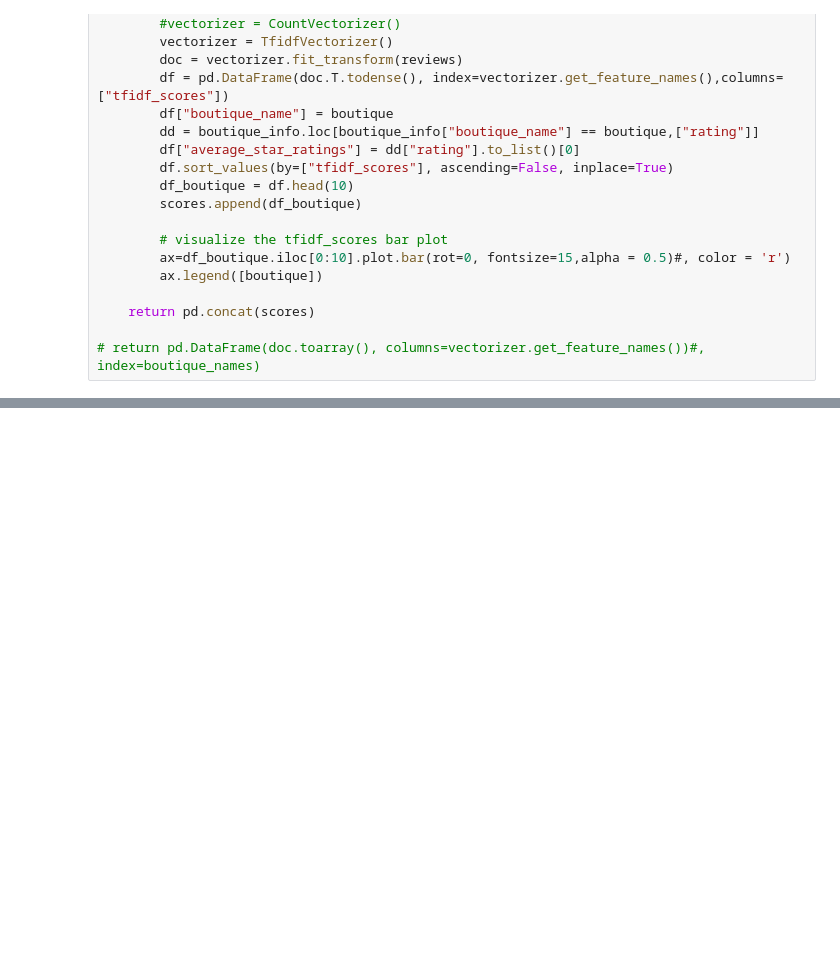
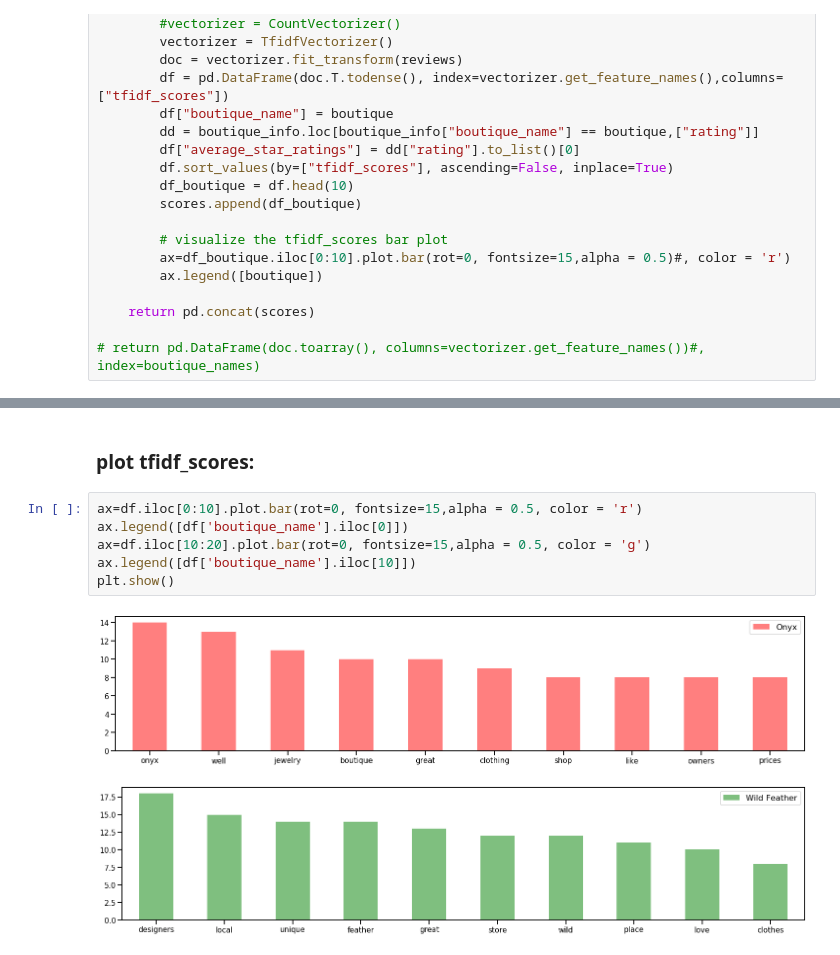
Before and after one commit to FarnazG/CodeReviews, a Jupyter notebook: NLP_TFIDF.ipynb, the cells around one changed output, grey strips where cells are left out. Saved outputs shown, nothing was run; the diff lists cells and outputs as text; blank space fills up the shorter version.

```diff
--- a/NLP_TFIDF.ipynb
+++ b/NLP_TFIDF.ipynb
@@ -135,0 +161,11 @@ def get_tfidf(boutique_list):
+# %% [markdown]
+### plot tfidf_scores:
+# %%
+ax=df.iloc[0:10].plot.bar(rot=0, fontsize=15,alpha = 0.5, color = 'r')
+ax.legend([df['boutique_name'].iloc[0]])
+ax=df.iloc[10:20].plot.bar(rot=0, fontsize=15,alpha = 0.5, color = 'g')
+ax.legend([df['boutique_name'].iloc[10]])
+plt.show()
+# %% [output]
+[figure, added]
+[figure, added]
```
Also changed, not shown: parts of 1 cell of this notebook.
